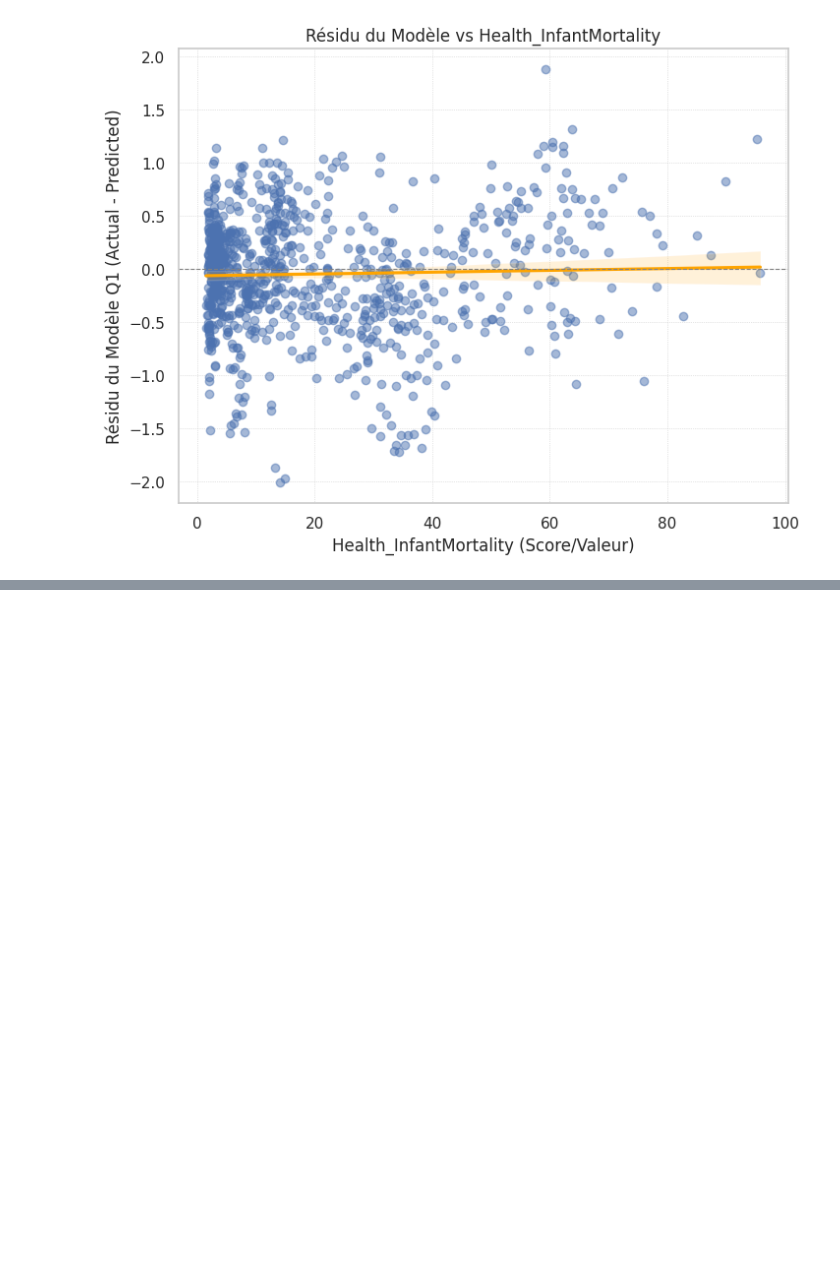
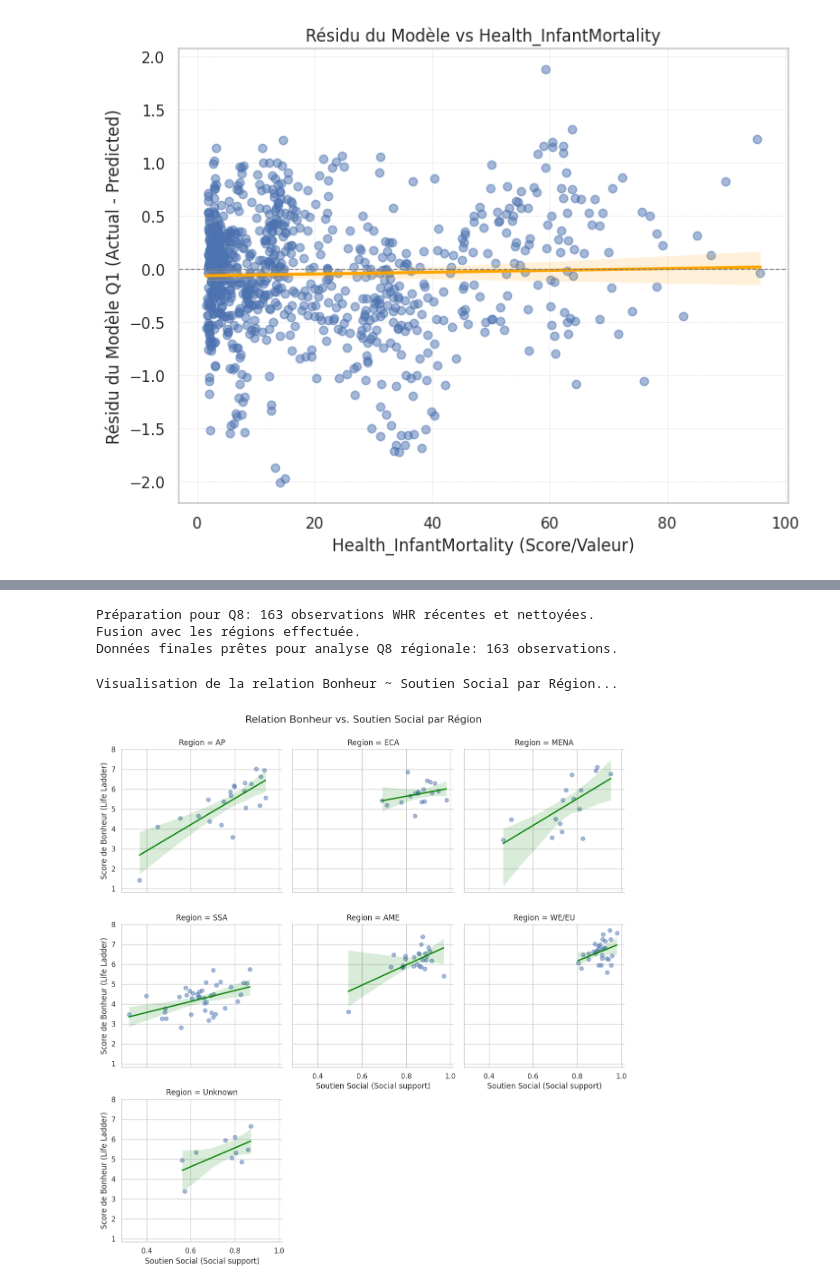
Before and after one commit to Rayane0001/world-happiness-analysis, a Jupyter notebook: analyse_rayane.ipynb, the cells around one changed output, grey strips where cells are left out. Saved outputs shown, nothing was run; the diff lists cells and outputs as text; code cells hidden in the pictures; blank space fills up the shorter version.

Commit message:
:memo: Question 8 : Soutien Social et Bien-être par Région

```diff
--- a/analyse_rayane.ipynb
+++ b/analyse_rayane.ipynb
@@ -915,0 +920,70 @@ Après avoir calculé le "Résidu du Modèle" (la différence entre le bonheur r
+# %%
+# --- Préparation des Données pour l'Analyse Q8 (Soutien Social par Région) ---
+
+# Flag pour savoir si les données sont prêtes
+q8_data_ready_regional = False
+df_q8_regional_analysis = None
+
+if df_whr_full is not None: # Vérifier si WHR data existe
+
+    # 1. Sélectionner les données WHR les plus récentes par pays (Bonheur, Soutien Social)
+    cols_q8_regional = ['Country', 'year', 'Life Ladder', 'Social support']
+    df_latest_q8 = df_whr_full.loc[df_whr_full.groupby('Country')['year'].idxmax()]
+    df_latest_q8 = df_latest_q8[cols_q8_regional].dropna() # Nettoyer NaN sur ces colonnes
+    print(f"Préparation pour Q8: {len(df_latest_q8)} observations WHR récentes et nettoyées.")
+
+    # 2. Fusionner avec les Régions (si df_regions de Q3 existe)
+    #    Assurez-vous que la cellule chargeant df_regions (Cellule 11) a bien été exécutée.
+    if 'df_regions' in locals() and df_regions is not None:
+        # Utiliser 'left' pour garder tous les pays de WHR même si région non trouvée
+        df_q8_regional_analysis = pd.merge(df_latest_q8, df_regions, on='Country', how='left')
+        # Remplacer les NaN dans Region par 'Unknown' pour éviter erreurs / les exclure
+        df_q8_regional_analysis['Region'] = df_q8_regional_analysis['Region'].fillna('Unknown')
+        # Optionnel: Exclure les 'Unknown' si on ne veut pas les voir sur le graphe
+        # df_q8_regional_analysis = df_q8_regional_analysis[df_q8_regional_analysis['Region'] != 'Unknown']
+        print("Fusion avec les régions effectuée.")
+
+        if not df_q8_regional_analysis.empty:
+             print(f"Données finales prêtes pour analyse Q8 régionale: {len(df_q8_regional_analysis)} observations.")
+             q8_data_ready_regional = True
+        else:
+             print("Aucune donnée régionale valide après fusion.")
+
+    else:
+        print("Attention: Données régionales ('df_regions') non trouvées. Exécutez la Cellule 11 (Q3).")
+else:
+    print("Le DataFrame 'df_whr_full' n'a pas pu être chargé. Analyse Q8 annulée.")
+# %% [output]
+Préparation pour Q8: 163 observations WHR récentes et nettoyées.
+Fusion avec les régions effectuée.
+Données finales prêtes pour analyse Q8 régionale: 163 observations.
+# %%
+# --- Visualisation Q8 : Bonheur ~ Soutien Social par Région ---
+
+if q8_data_ready_regional and 'Region' in df_q8_regional_analysis.columns and df_q8_regional_analysis['Region'].nunique() > 1:
+
+    print("\nVisualisation de la relation Bonheur ~ Soutien Social par Région...")
+
+    # Utiliser lmplot pour créer un graphique par région (faceting)
+    g_q8_region = sns.lmplot(
+        data=df_q8_regional_analysis,
+        x='Social support',
+        y='Life Ladder',
+        col='Region',        # Une colonne de graphiques par région
+        col_wrap=3,          # Nombre de graphiques par ligne
+        height=4,            # Hauteur de chaque graphique
+        scatter_kws={'alpha': 0.5, 's': 40},
+        line_kws={'color': 'green', 'linewidth': 2}
+    )
+
+    g_q8_region.fig.suptitle('Relation Bonheur vs. Soutien Social par Région', y=1.03, fontsize=16)
+    g_q8_region.set_axis_labels('Soutien Social (Social support)', 'Score de Bonheur (Life Ladder)')
+    plt.show()
+
+elif not q8_data_ready_regional:
+    print("Données Q8 non prêtes.")
+else:
+    print("Impossible de visualiser par région (colonne 'Region' non valide ou unique).")
+# %% [output]
+Visualisation de la relation Bonheur ~ Soutien Social par Région...
+[figure, added]
```
Also changed, not shown: parts of 5 cells of this notebook.
